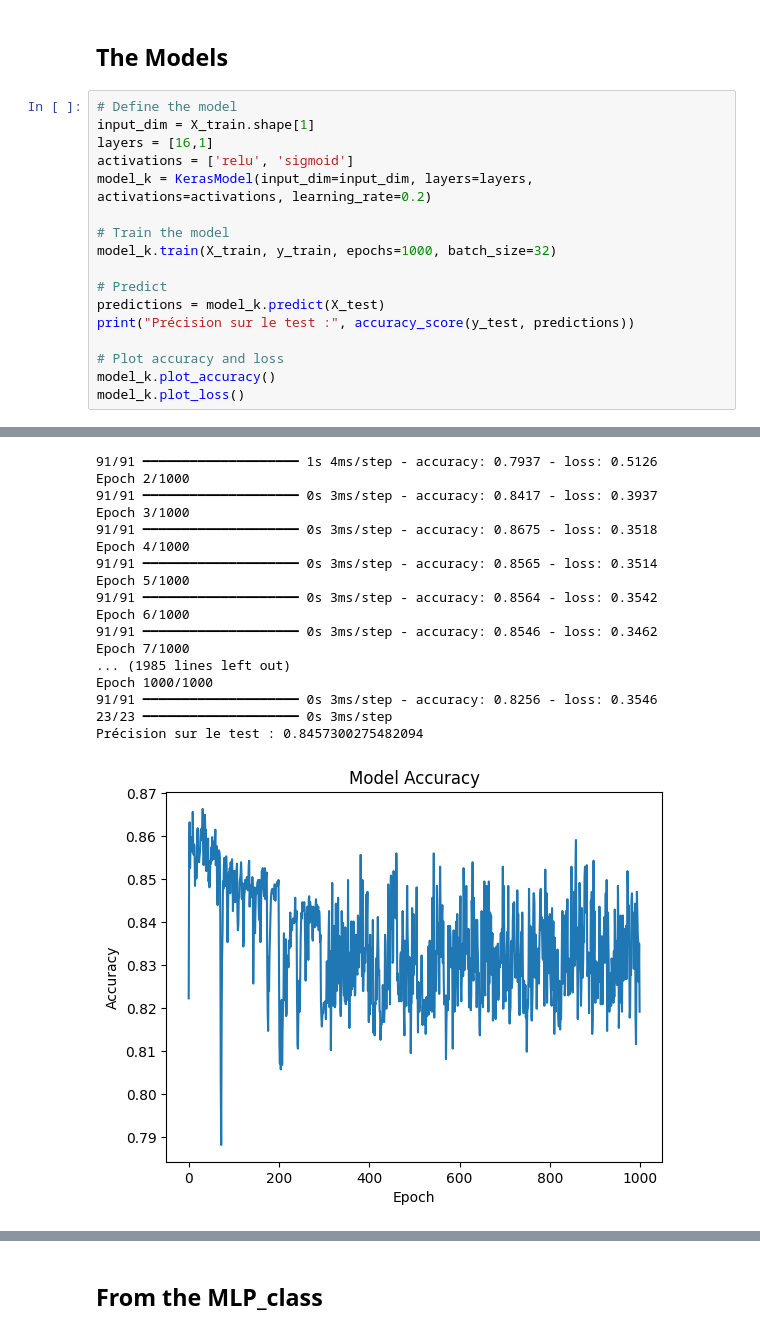
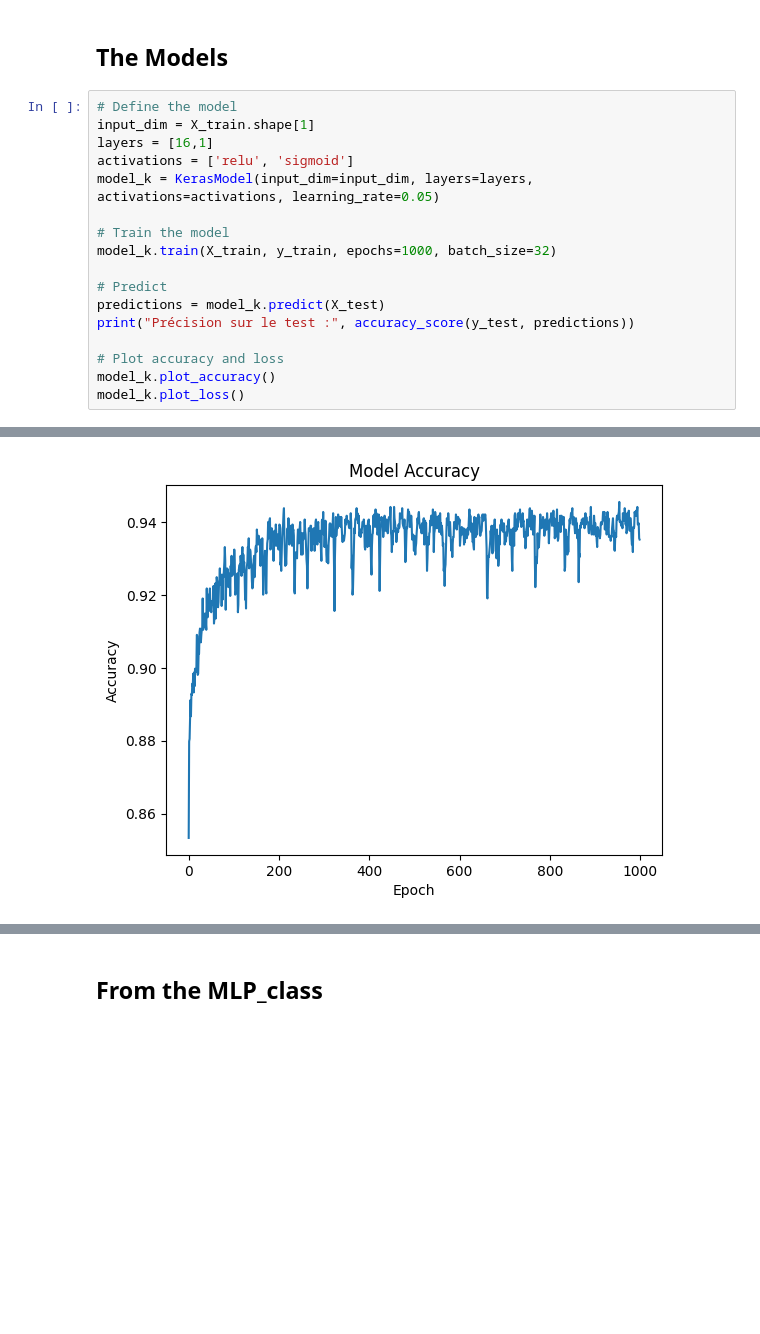
Before and after one commit to Feinst69/ANN-playground, a Jupyter notebook: model_test.ipynb, the cells around one changed output, grey strips where cells are left out. Drawn from its saved outputs; the diff is of its cells as text; blank space fills up the shorter version.

```diff
--- a/model_test.ipynb
+++ b/model_test.ipynb
@@ -121,7 +128,7 @@ X_train, X_test, y_train, y_test = train_test_split(X, y, test_size=0.2, random_
 input_dim = X_train.shape[1]
 layers = [16,1]
 activations = ['relu', 'sigmoid']
-model_k = KerasModel(input_dim=input_dim, layers=layers, activations=activations, learning_rate=0.2)
+model_k = KerasModel(input_dim=input_dim, layers=layers, activations=activations, learning_rate=0.05)
 
 # Train the model
 model_k.train(X_train, y_train, epochs=1000, batch_size=32)
@@ -138,18 +161 @@ Epoch 1/1000
-91/91 ━━━━━━━━━━━━━━━━━━━━ 1s 4ms/step - accuracy: 0.7937 - loss: 0.5126
-Epoch 2/1000
-91/91 ━━━━━━━━━━━━━━━━━━━━ 0s 3ms/step - accuracy: 0.8417 - loss: 0.3937
-Epoch 3/1000
-91/91 ━━━━━━━━━━━━━━━━━━━━ 0s 3ms/step - accuracy: 0.8675 - loss: 0.3518
-Epoch 4/1000
-91/91 ━━━━━━━━━━━━━━━━━━━━ 0s 3ms/step - accuracy: 0.8565 - loss: 0.3514
-Epoch 5/1000
-91/91 ━━━━━━━━━━━━━━━━━━━━ 0s 3ms/step - accuracy: 0.8564 - loss: 0.3542
-Epoch 6/1000
-91/91 ━━━━━━━━━━━━━━━━━━━━ 0s 3ms/step - accuracy: 0.8546 - loss: 0.3462
-Epoch 7/1000
-... (1985 lines left out)
-Epoch 1000/1000
-91/91 ━━━━━━━━━━━━━━━━━━━━ 0s 3ms/step - accuracy: 0.8256 - loss: 0.3546
-23/23 ━━━━━━━━━━━━━━━━━━━━ 0s 3ms/step
-Précision sur le test : 0.8457300275482094
-[figure, old version]
+[figure, new version]
```
Also changed, not shown: parts of 12 cells of this notebook.
